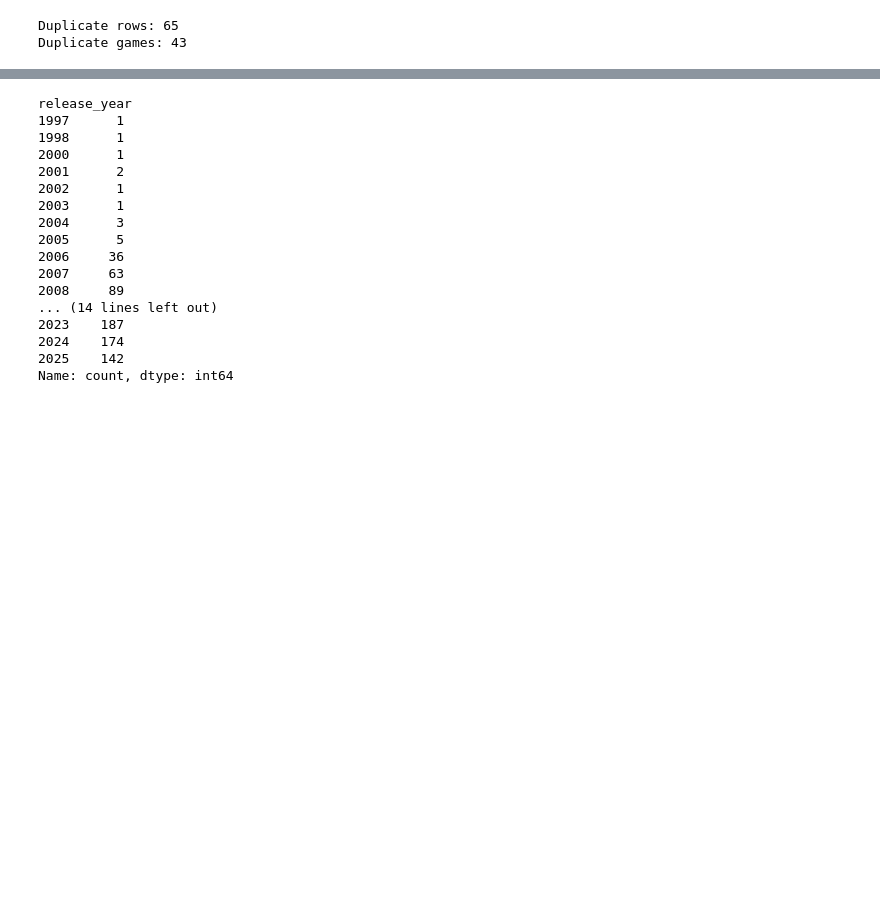
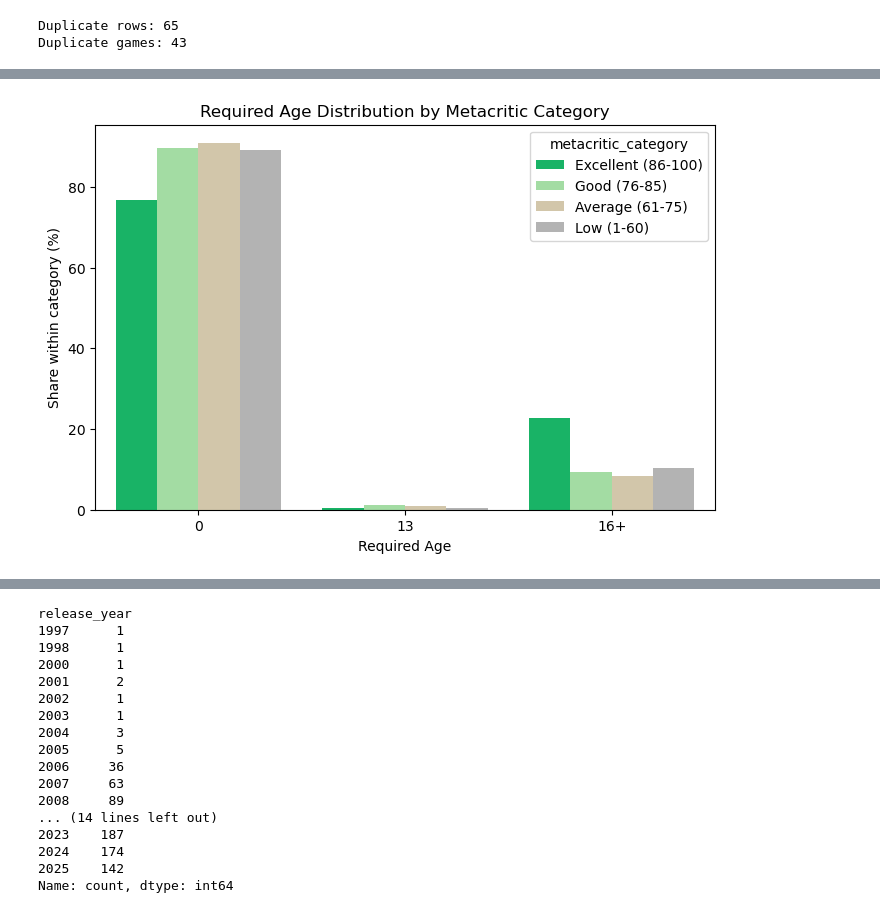
Before and after one commit to annimaijanen/learning-projects, a Jupyter notebook: dashboard_exploration/metacritic_study.ipynb, the cells around one changed output, grey strips where cells are left out. Saved outputs shown, nothing was run; the diff lists cells and outputs as text; code cells hidden in the pictures; blank space fills up the shorter version.

```diff
--- a/dashboard_exploration/metacritic_study.ipynb
+++ b/dashboard_exploration/metacritic_study.ipynb
@@ -180 +142,68 @@ fig.show()
+# %%
+# Visualizations
+# Percentage of age requirements within each category
+
+# Join small categories
+df_filtered["required_age_grouped"] = (
+    df_filtered["required_age"]
+    .replace({18: "16+", 17: "16+", 16: "16+"})
+    .astype(str)
+)
+
+age_order = ["0", "13", "16+"]
+
+df_filtered["required_age_grouped"] = pd.Categorical(
+    df_filtered["required_age_grouped"],
+    categories=age_order,
+    ordered=True
+)
+
+category_order = [
+    "Excellent (86-100)",
+    "Good (76-85)",
+    "Average (61-75)",
+    "Low (1-60)"
+]
+
+category_colors = {
+    "Excellent (86-100)": "#00cc66",
+    "Good (76-85)": "#99e699",
+    "Average (61-75)": "#d9c9a3",
+    "Low (1-60)": "#b3b3b3"
+}
+
+# Count games
+age_distribution = (
+    df_filtered
+    .groupby(["metacritic_category", "required_age_grouped"])
+    .size()
+    .reset_index(name="games")
+)
+
+# Convert to percentage within each metacritic category
+age_distribution["share"] = (
+    age_distribution["games"]
+    / age_distribution.groupby("metacritic_category")["games"].transform("sum")
+    * 100
+)
+
+plt.figure(figsize=(8, 5))
+
+sns.barplot(
+    data=age_distribution,
+    x="required_age_grouped",
+    y="share",
+    hue="metacritic_category",
+    order=age_order,
+    hue_order=category_order,
+    palette=category_colors
+)
+
+plt.title("Required Age Distribution by Metacritic Category")
+plt.xlabel("Required Age")
+plt.ylabel("Share within category (%)")
+
+plt.show()
+# %% [output]
+[figure, added]
 # %%
```
Also changed, not shown: parts of 6 cells of this notebook.
